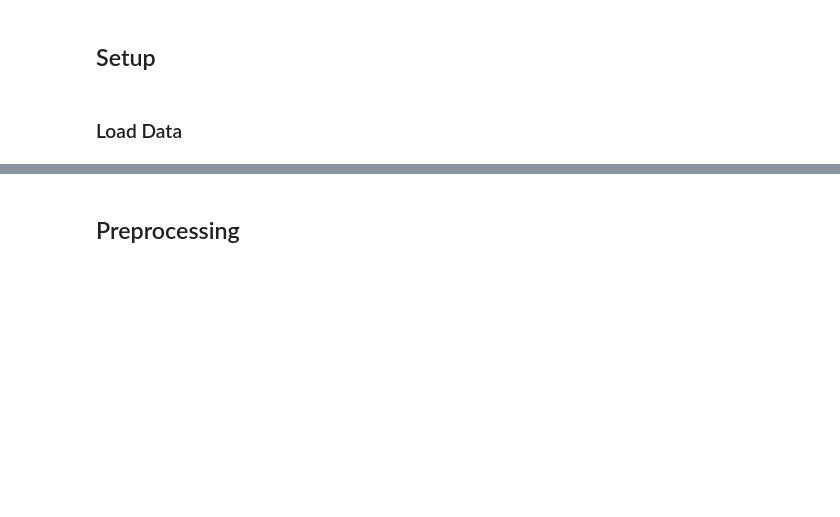
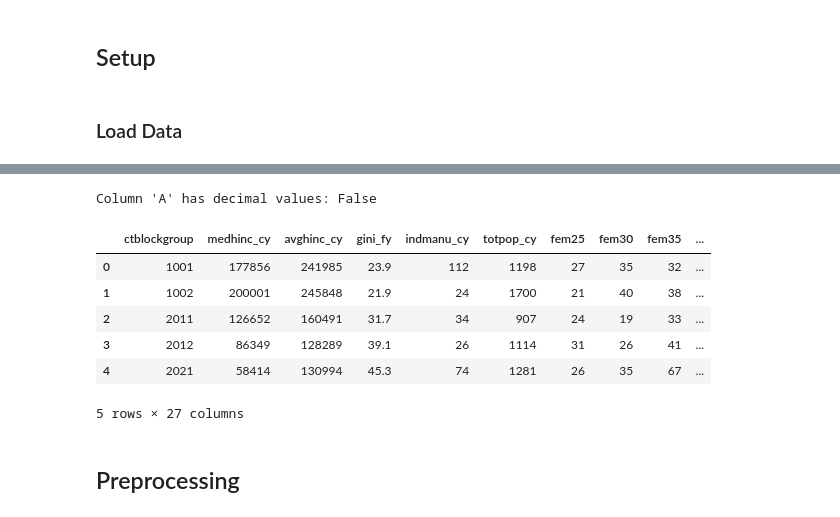
Before and after one commit to njwnkp4d8t-png/business-opportunity-graph, a Jupyter notebook: notebooks/neo4j_analytics.ipynb, the cells around one changed output, grey strips where cells are left out. Saved outputs shown, nothing was run; the diff lists cells and outputs as text; code cells hidden in the pictures; blank space fills up the shorter version.

```diff
--- a/notebooks/neo4j_analytics.ipynb
+++ b/notebooks/neo4j_analytics.ipynb
@@ -32,0 +35,6 @@ Index(['id', 'zip', 'latitude', 'longitude', 'blockgroup', 'avg_rating',
+# %%
+# Check column 'A' for decimal values
+has_decimals_A = (business_location_df['blockgroup'] != business_location_df['blockgroup'].astype(int)).any()
+print(f"Column 'A' has decimal values: {has_decimals_A}")
+# %% [output]
+Column 'A' has decimal values: False
@@ -33,2 +43,15 @@ Index(['id', 'zip', 'latitude', 'longitude', 'blockgroup', 'avg_rating',
+# %%
+block_group_df = pd.read_json("../data/block_group.json")
+
+block_group_df = block_group_df.dropna(axis=1)
+block_group_df.head()
+# %% [output]
+|  | ctblockgroup | medhinc_cy | avghinc_cy | gini_fy | indmanu_cy | totpop_cy | fem25 | fem30 | fem35 | ... |
+| 0 | 1001 | 177856 | 241985 | 23.9 | 112 | 1198 | 27 | 35 | 32 | ... |
+| 1 | 1002 | 200001 | 245848 | 21.9 | 24 | 1700 | 21 | 40 | 38 | ... |
+| 2 | 2011 | 126652 | 160491 | 31.7 | 34 | 907 | 24 | 19 | 33 | ... |
+| 3 | 2012 | 86349 | 128289 | 39.1 | 26 | 1114 | 31 | 26 | 41 | ... |
+| 4 | 2021 | 58414 | 130994 | 45.3 | 74 | 1281 | 26 | 35 | 67 | ... |
+5 rows × 27 columns
 # %% [markdown]
 ## Preprocessing
```
Also changed, not shown: parts of 8 cells of this notebook, 1 other file.
